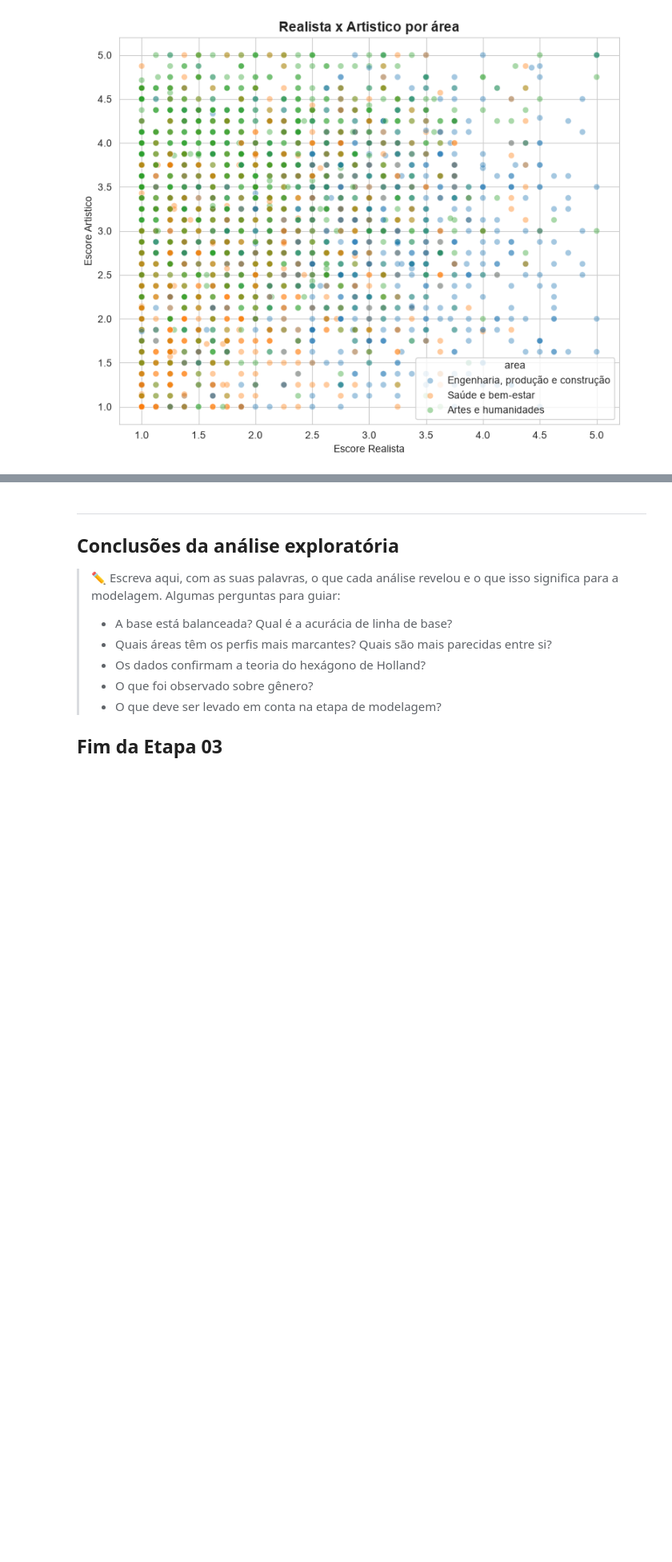
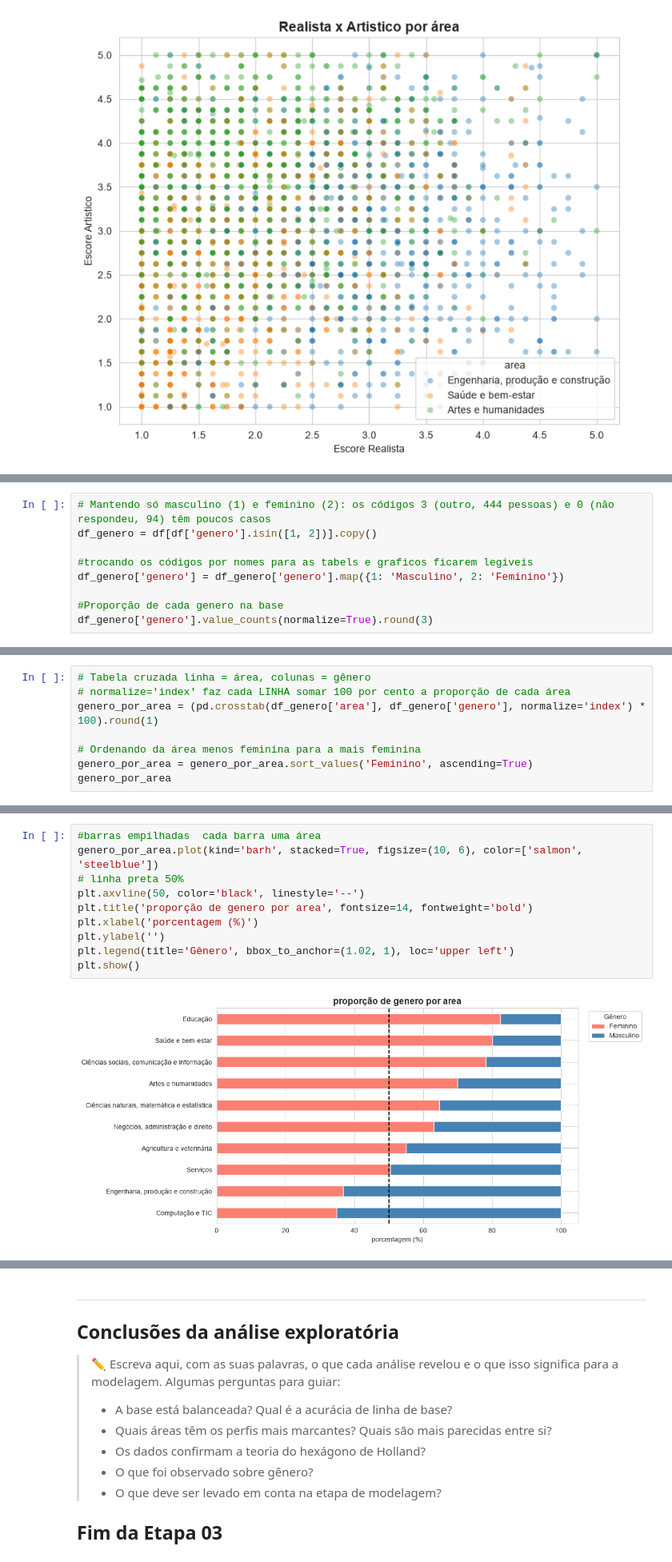
Before and after one commit to GS4L1M/Teste_Vocacional_ML, a Jupyter notebook: notebook/03_eda.ipynb, the cells around one changed output, grey strips where cells are left out. Shown at 80% size. Saved outputs shown, nothing was run; the diff lists cells and outputs as text; blank space fills up the shorter version.

Commit message:
EDA (em andamento): gênero por área e conclusões das seções 5, 6 e 7
Co-Authored-By: Claude Opus 5.5 <noreply@anthropic.com>

```diff
--- a/notebook/03_eda.ipynb
+++ b/notebook/03_eda.ipynb
@@ -478,2 +477,10 @@ plt.show()
 # %%
+# Mantendo só masculino (1) e feminino (2): os códigos 3 (outro, 444 pessoas) e 0 (não respondeu, 94) têm poucos casos
+df_genero = df[df['genero'].isin([1, 2])].copy()
+
+#trocando os códigos por nomes para as tabels e graficos ficarem legiveis
+df_genero['genero'] = df_genero['genero'].map({1: 'Masculino', 2: 'Feminino'})
+
+#Proporção de cada genero na base
+df_genero['genero'].value_counts(normalize=True).round(3)
 # %% [output]
@@ -480,0 +491,8 @@ NameError: name 'plt' is not defined
+# %%
+# Tabela cruzada linha = área, colunas = gênero
+# normalize='index' faz cada LINHA somar 100 por cento a proporção de cada área
+genero_por_area = (pd.crosstab(df_genero['area'], df_genero['genero'], normalize='index') * 100).round(1)
+
+# Ordenando da área menos feminina para a mais feminina
+genero_por_area = genero_por_area.sort_values('Feminino', ascending=True)
+genero_por_area
@@ -480,0 +512,12 @@ NameError: name 'plt' is not defined
+# %%
+#barras empilhadas  cada barra uma área
+genero_por_area.plot(kind='barh', stacked=True, figsize=(10, 6), color=['salmon', 'steelblue'])
+# linha preta 50%
+plt.axvline(50, color='black', linestyle='--')
+plt.title('proporção de genero por area', fontsize=14, fontweight='bold')
+plt.xlabel('porcentagem (%)')
+plt.ylabel('')
+plt.legend(title='Gênero', bbox_to_anchor=(1.02, 1), loc='upper left')
+plt.show()
+# %% [output]
+[figure, added]
```
Also changed, not shown: parts of 9 cells of this notebook.
